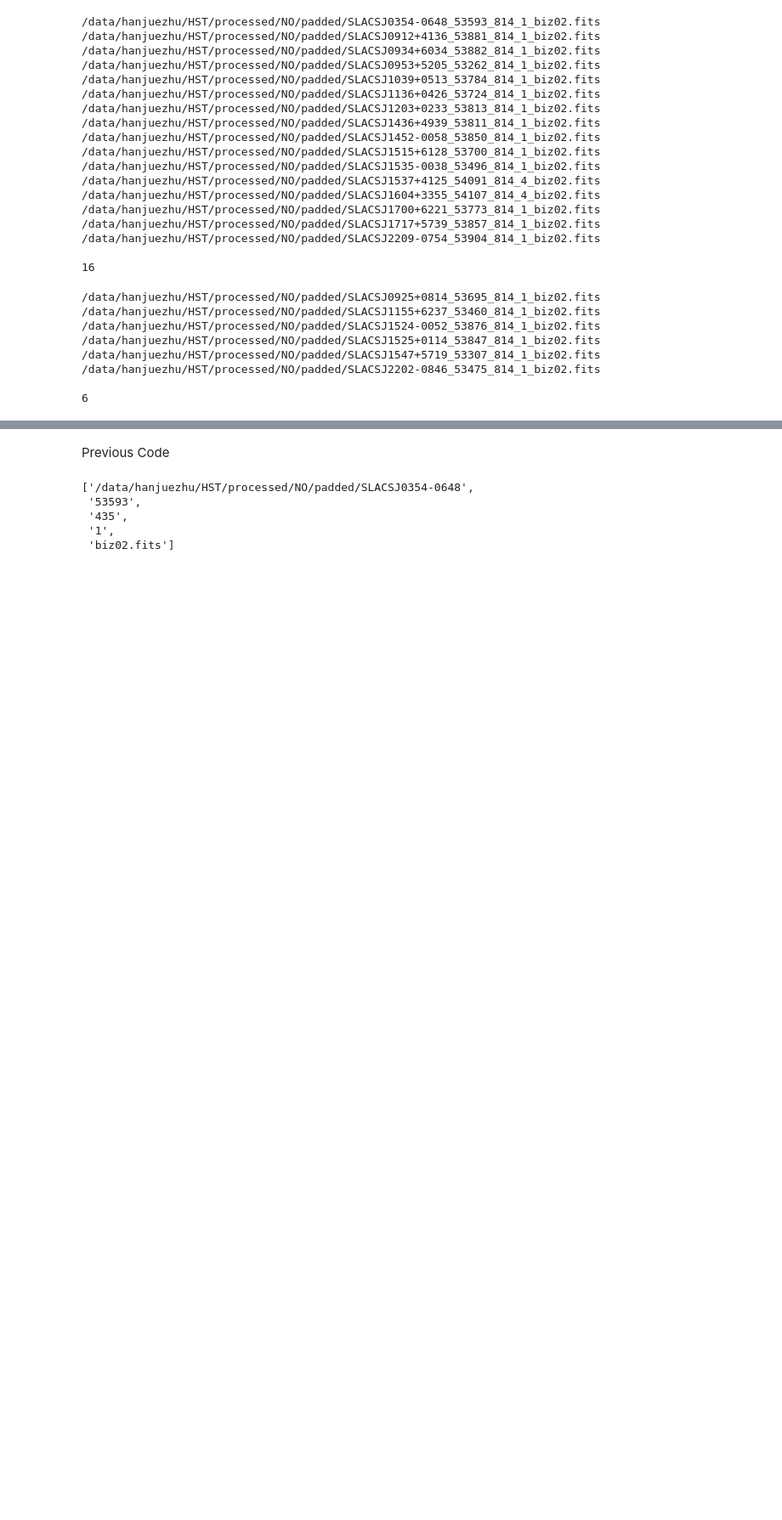
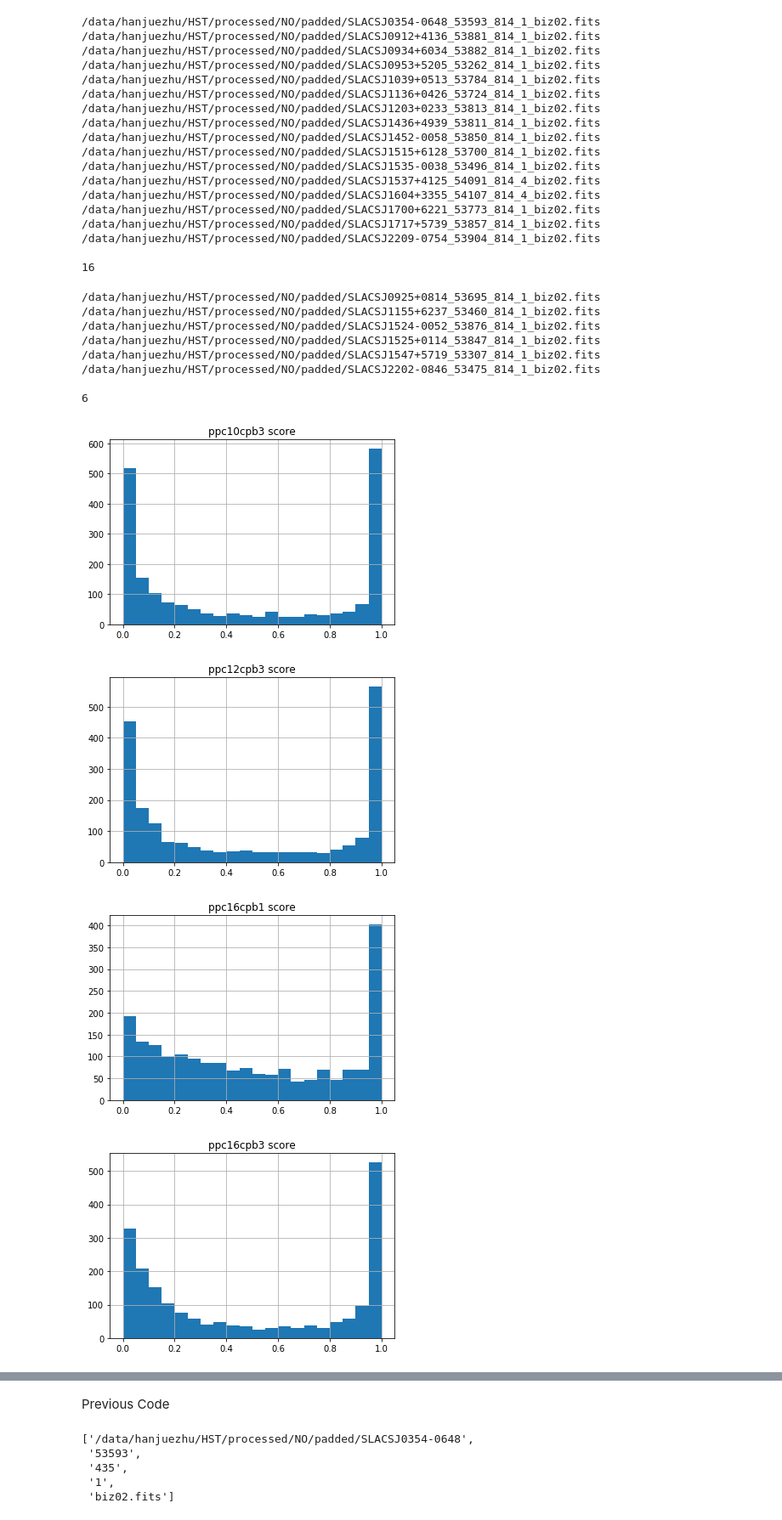
Before and after one commit to cavestruz/ALL_obs, a Jupyter notebook: ScoresAndHOG.ipynb, the cells around one changed output, grey strips where cells are left out. Shown: that part at 85% size. Cells and saved outputs as stored; diff of their text form; code cells hidden in the pictures; blank space fills up the shorter version.

```diff
--- a/ScoresAndHOG.ipynb
+++ b/ScoresAndHOG.ipynb
@@ -172,3 +172,16 @@ print len(good_filenames)
 /data/hanjuezhu/HST/processed/NO/padded/SLACSJ2202-0846_53475_814_1_biz02.fits
 
 6
+# %%
+# Read in the data for HOG parametrization, for mock data
+filescores_mock = {hogname: pd.read_csv('{}/{}/mock/filenames_scores_avg.csv'.format(datadir, hogname))
+                   for hogname in hognames}
+# %%
+# Draw score histograms for each HOG parametrization
+for hogname in hognames:
+    filescores_mock[hogname][['score']].rename(columns={'score': '{} score'.format(hogname)}).hist(bins=20)
+# %% [output]
+[figure, added]
+[figure, added]
+[figure, added]
+[figure, added]
```
Also changed, not shown: parts of 8 cells of this notebook.
